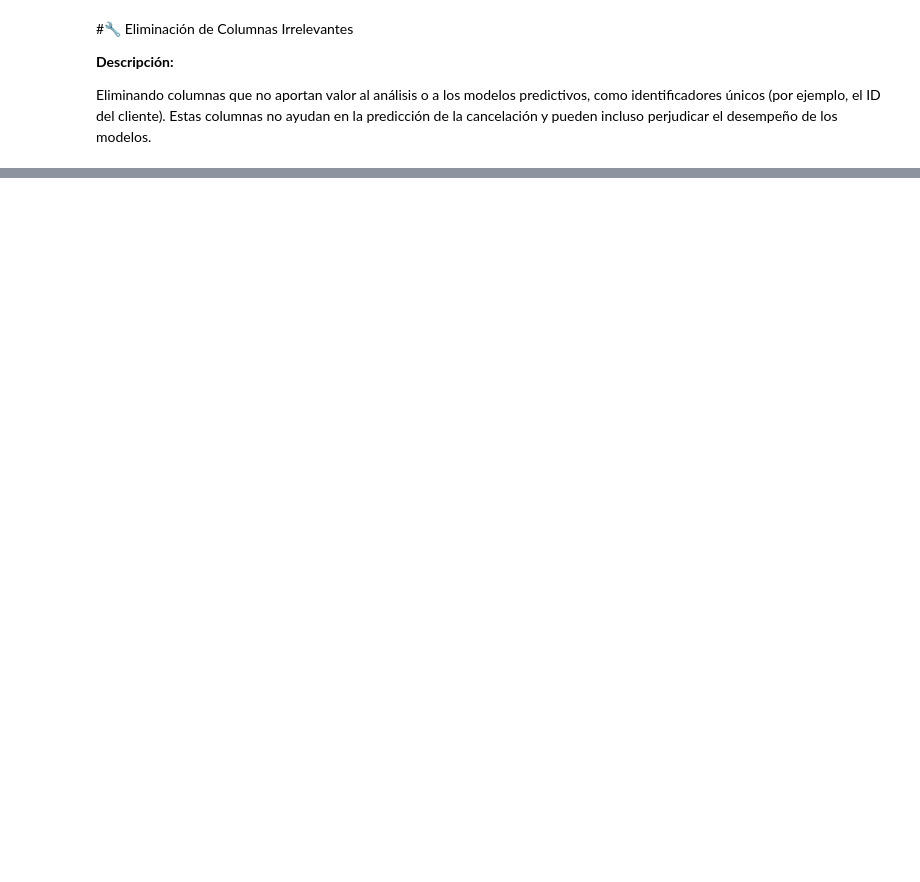
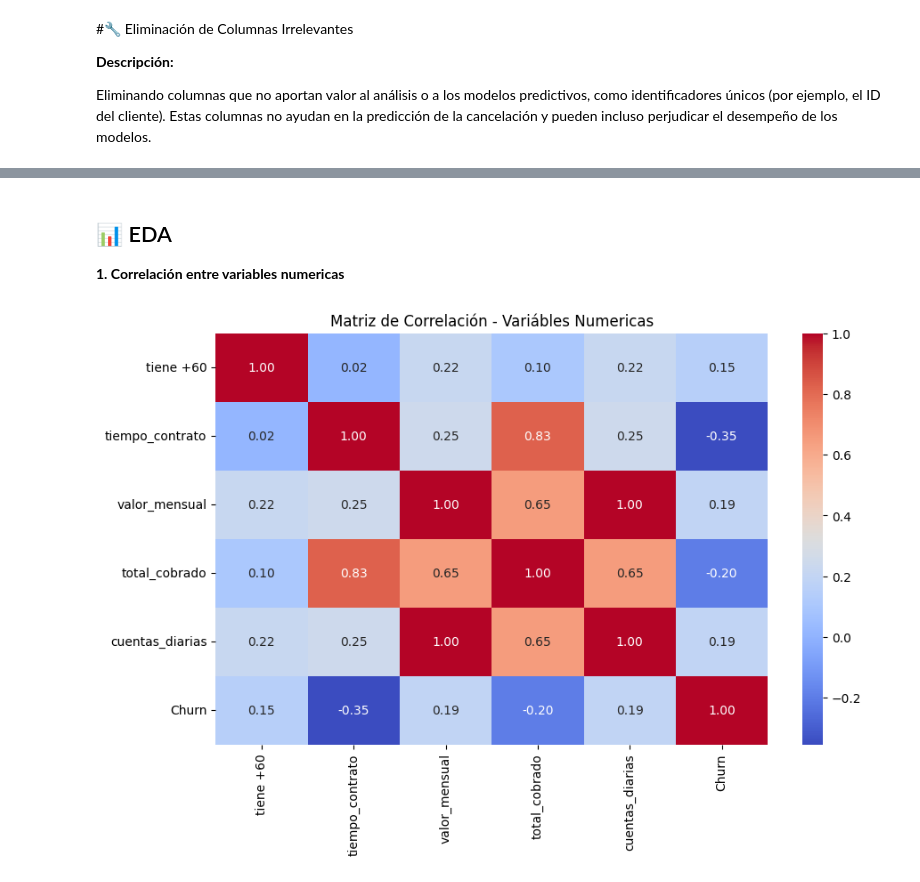
Before and after one commit to jpraden/Challenge-DataScience-TelecomX-LATAM_Parte2, a Jupyter notebook: TelecomX_LATAM_Parte2.ipynb, the cells around one changed output, grey strips where cells are left out. Cells and saved outputs as stored; diff of their text form; code cells hidden in the pictures; blank space fills up the shorter version.

```diff
--- a/TelecomX_LATAM_Parte2.ipynb
+++ b/TelecomX_LATAM_Parte2.ipynb
@@ -165,0 +411,3 @@ Eliminando columnas que no aportan valor al análisis o a los modelos predictivo
+# %% [markdown]
+## 📊 EDA
+**1. Correlación entre variables numericas**
@@ -165,0 +417,15 @@ Eliminando columnas que no aportan valor al análisis o a los modelos predictivo
+# %%
+  # Correlación entre variables numericas
+  df_corrVariablesNumericas = df.select_dtypes(include=["int64", "float64"])
+
+  df_corrVariablesNumericas["Churn"] = df["Churn"].map({"Sí": 1, "No": 0})
+
+  corr_matrix = df_corrVariablesNumericas.corr()
+
+  # Visualizar heatmap
+  plt.figure(figsize=(10,6))
+  sns.heatmap(corr_matrix, annot=True, cmap="coolwarm", fmt=".2f")
+  plt.title("Matriz de Correlación - Variábles Numericas")
+  plt.show()
+# %% [output]
+[figure, added]
```
Also changed, not shown: parts of 97 cells of this notebook.
